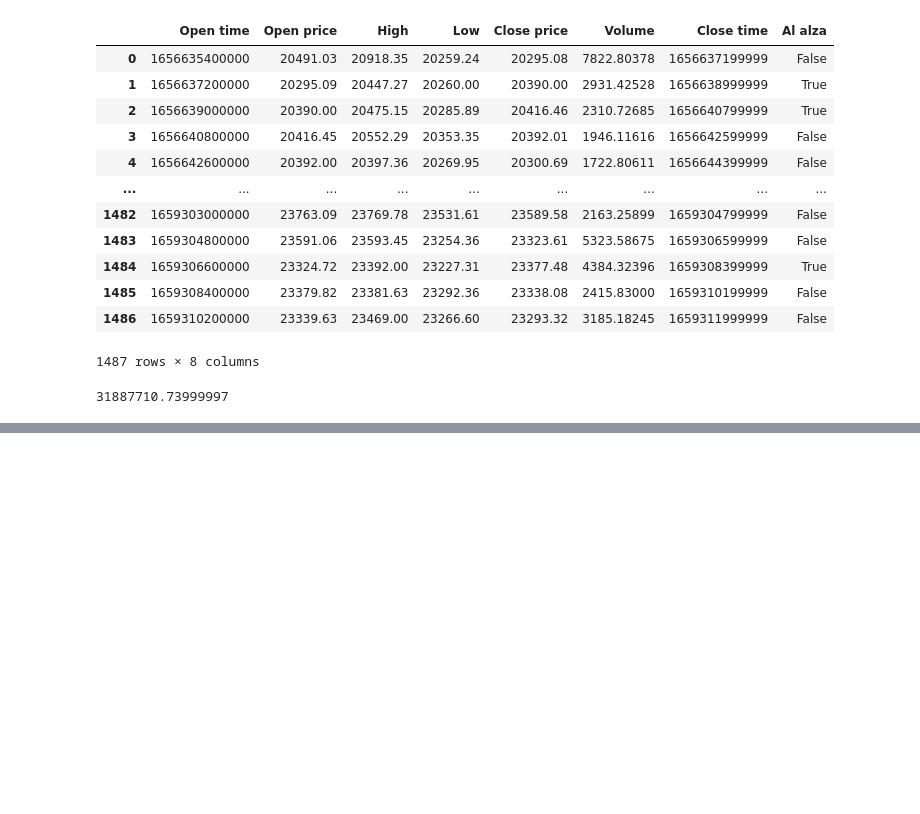
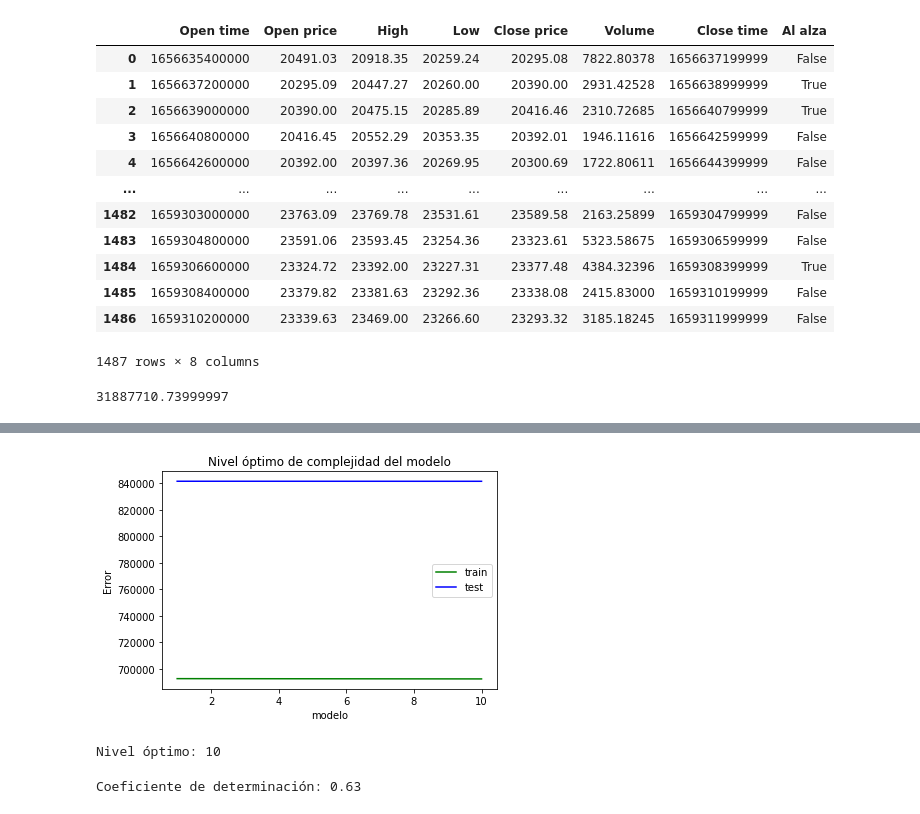
Before and after one commit to MartinParafita/BotFinanciero, a Jupyter notebook: ProyectoAnalytics.ipynb, the cells around one changed output, grey strips where cells are left out. Drawn from its saved outputs; the diff is of its cells as text; code cells hidden in the pictures; blank space fills up the shorter version.

```diff
--- a/ProyectoAnalytics.ipynb
+++ b/ProyectoAnalytics.ipynb
@@ -137,19 +147,0 @@ Ordenada al origen (W0): -2598960.86
-# %%
-m1 = mean_model.W
-b1 = 0
-lx1 = np.array([0, X.max()])
-ly1 = lx1 * m1 + b1
-
-m2 = lr.coef_
-b2 = lr.intercept_
-lx2 = np.array([0, X.max()])
-ly2 = lx2 * m2 + b2
-
-fig = plt.figure()
-ax = fig.add_subplot()
-sns.scatterplot(x=X, y=y, label='datos', ax=ax)
-sns.lineplot(x=lx1, y=ly1, label='promediador', color='r', ax=ax)
-sns.lineplot(x=lx2, y=ly2, label='regresion', color='g', ax=ax)
-ax.legend()
-ax.grid('dashed')
-plt.show()
@@ -155,0 +230,18 @@ plt.show()
+# %%
+plt.plot(range(1, (max_dregree+1)), mse_train_list, c='g', label="train")
+plt.plot(range(1, (max_dregree+1)), mse_test_list, c='b', label="test")
+plt.xlabel("modelo")
+plt.ylabel("Error")
+plt.legend()
+plt.title("Nivel óptimo de complejidad del modelo")
+plt.show()
+print('Nivel óptimo:', mse_test_list.index(min(mse_test_list))+1)
+# %% [output]
+[figure, added]
+Nivel óptimo: 10
+# %%
+from sklearn.metrics import r2_score
+score = r2_score(y_test_reshape, y_hat)
+print(f"Coeficiente de determinación: {score:.2f}")
+# %% [output]
+Coeficiente de determinación: 0.63
```
Also changed, not shown: parts of 10 cells of this notebook.
